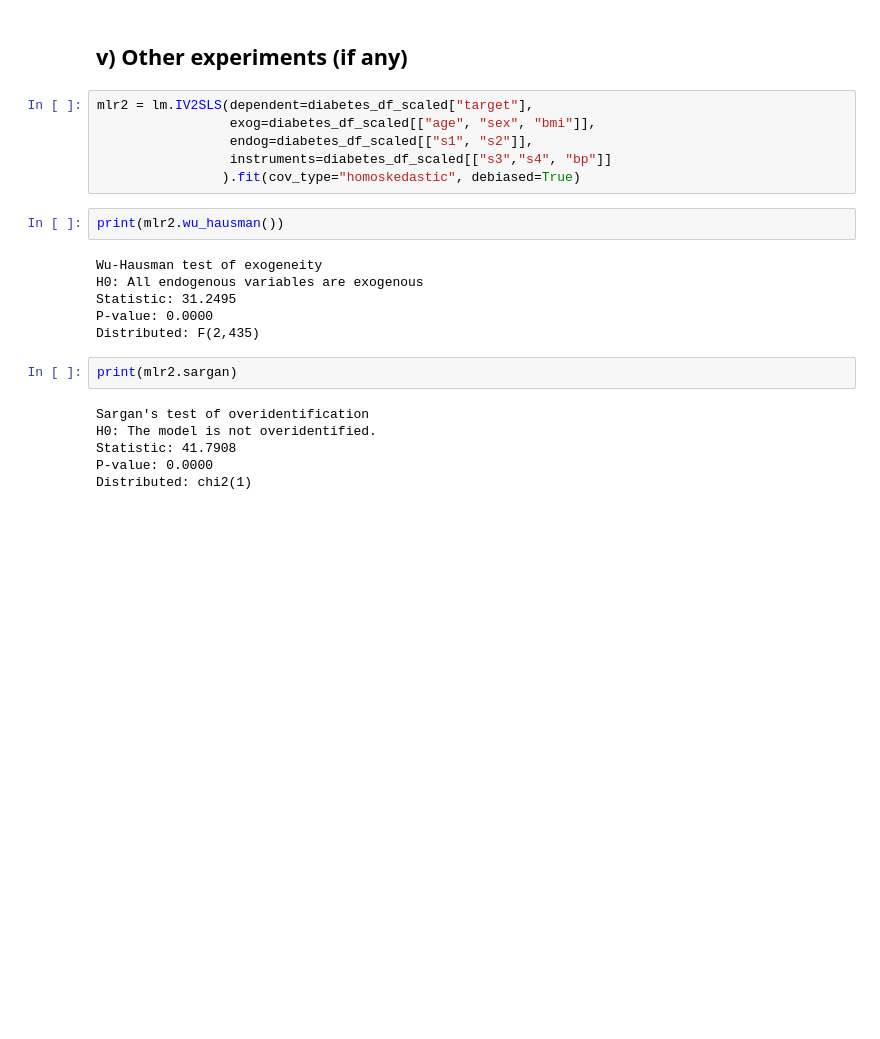
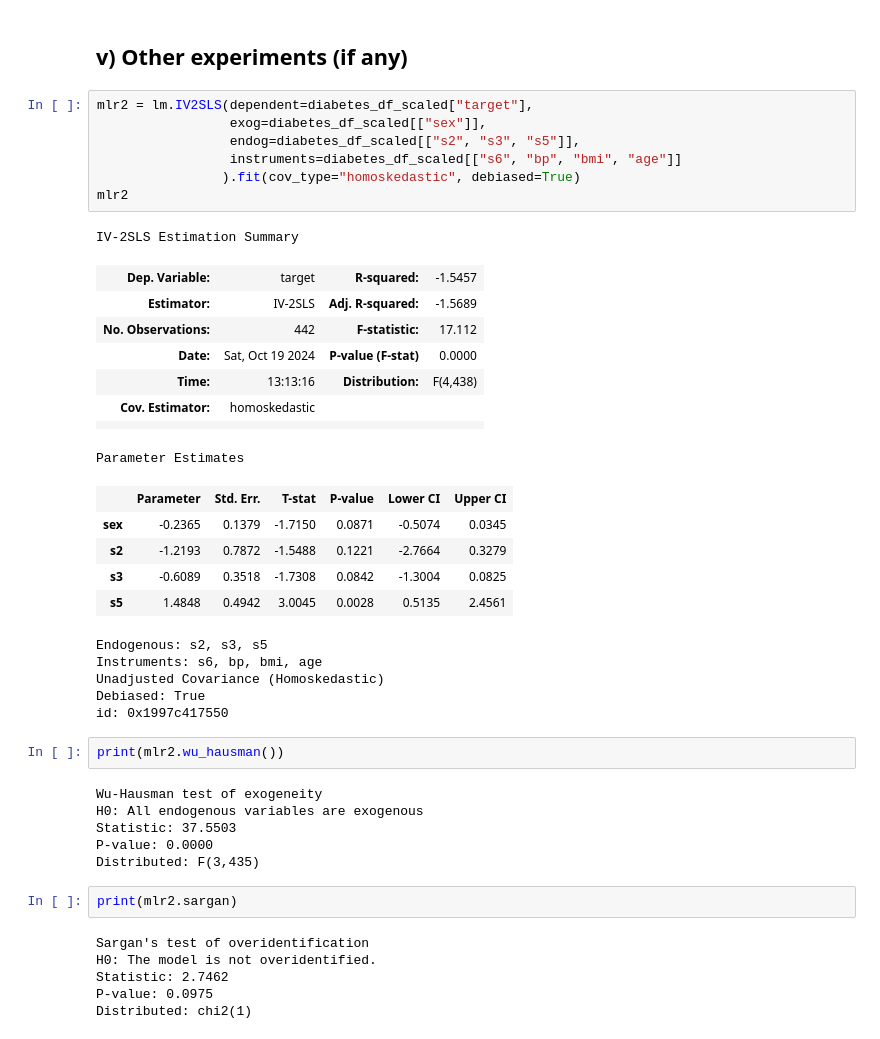
Before and after one commit to mariotey/assessment, a Jupyter notebook: scenario_a.ipynb, the cells around one changed output. Drawn from its saved outputs; the diff is of its cells as text; blank space fills up the shorter version.

```diff
--- a/scenario_a.ipynb
+++ b/scenario_a.ipynb
@@ -360,23 +365,44 @@ mse_results
 ## v) Other experiments (if any)
 # %%
 mlr2 = lm.IV2SLS(dependent=diabetes_df_scaled["target"],
-                 exog=diabetes_df_scaled[["age", "sex", "bmi"]],
-                 endog=diabetes_df_scaled[["s1", "s2"]],
-                 instruments=diabetes_df_scaled[["s3","s4", "bp"]]
+                 exog=diabetes_df_scaled[["sex"]],
+                 endog=diabetes_df_scaled[["s2", "s3", "s5"]],
+                 instruments=diabetes_df_scaled[["s6", "bp", "bmi", "age"]]
                 ).fit(cov_type="homoskedastic", debiased=True)
+mlr2
+# %% [output]
+IV-2SLS Estimation Summary
+| Dep. Variable: | target | R-squared: | -1.5457 |
+| Estimator: | IV-2SLS | Adj. R-squared: | -1.5689 |
+| No. Observations: | 442 | F-statistic: | 17.112 |
+| Date: | Sat, Oct 19 2024 | P-value (F-stat) | 0.0000 |
+| Time: | 13:13:16 | Distribution: | F(4,438) |
+| Cov. Estimator: | homoskedastic |  |  |
+|  |  |  |  |
+Parameter Estimates
+|  | Parameter | Std. Err. | T-stat | P-value | Lower CI | Upper CI |
+| sex | -0.2365 | 0.1379 | -1.7150 | 0.0871 | -0.5074 | 0.0345 |
+| s2 | -1.2193 | 0.7872 | -1.5488 | 0.1221 | -2.7664 | 0.3279 |
+| s3 | -0.6089 | 0.3518 | -1.7308 | 0.0842 | -1.3004 | 0.0825 |
+| s5 | 1.4848 | 0.4942 | 3.0045 | 0.0028 | 0.5135 | 2.4561 |
+Endogenous: s2, s3, s5
+Instruments: s6, bp, bmi, age
+Unadjusted Covariance (Homoskedastic)
+Debiased: True
+id: 0x1997c417550
 # %%
 print(mlr2.wu_hausman())
 # %% [output]
 Wu-Hausman test of exogeneity
 H0: All endogenous variables are exogenous
-Statistic: 31.2495
+Statistic: 37.5503
 P-value: 0.0000
-Distributed: F(2,435)
+Distributed: F(3,435)
 # %%
 print(mlr2.sargan)
 # %% [output]
 Sargan's test of overidentification
 H0: The model is not overidentified.
-Statistic: 41.7908
-P-value: 0.0000
+Statistic: 2.7462
+P-value: 0.0975
 Distributed: chi2(1)
```
Also changed, not shown: parts of 5 cells of this notebook, 1 other file.
